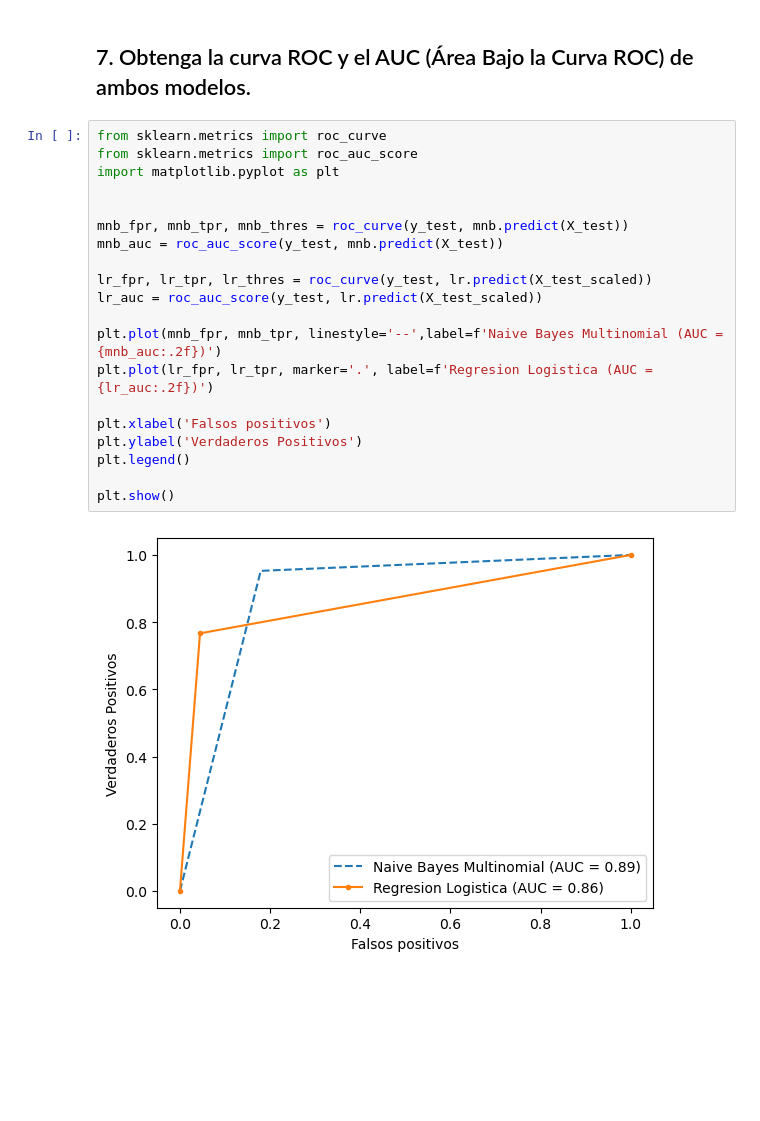
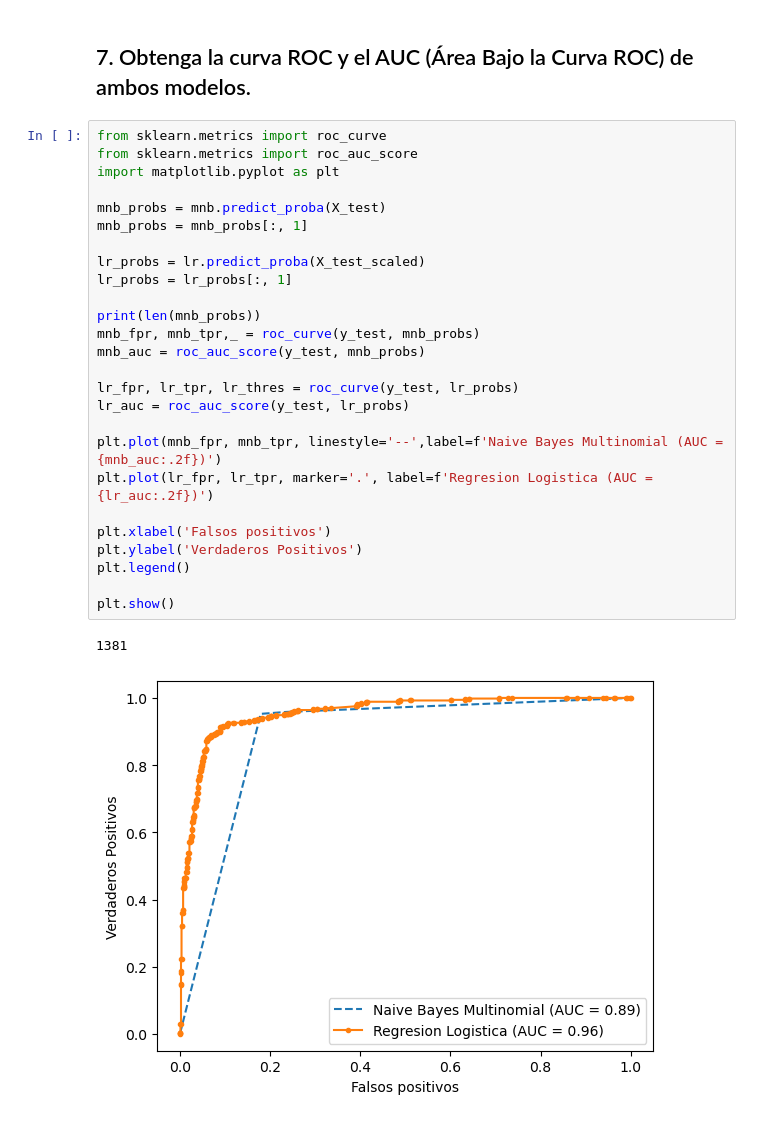
Before and after one commit to gx-ceia-tps/TP3_IIA, a Jupyter notebook: tp3-iia-project/tp3-resolucion.ipynb, the cells around one changed output. Cells and saved outputs as stored; diff of their text form; blank space fills up the shorter version.

```diff
--- a/tp3-iia-project/tp3-resolucion.ipynb
+++ b/tp3-iia-project/tp3-resolucion.ipynb
@@ -240,22 +240,29 @@ Esto no dice que
 # %%
 from sklearn.metrics import roc_curve
 from sklearn.metrics import roc_auc_score
 import matplotlib.pyplot as plt
 
+mnb_probs = mnb.predict_proba(X_test)
+mnb_probs = mnb_probs[:, 1]
 
-mnb_fpr, mnb_tpr, mnb_thres = roc_curve(y_test, mnb.predict(X_test))
-mnb_auc = roc_auc_score(y_test, mnb.predict(X_test))
+lr_probs = lr.predict_proba(X_test_scaled)
+lr_probs = lr_probs[:, 1]
 
-lr_fpr, lr_tpr, lr_thres = roc_curve(y_test, lr.predict(X_test_scaled))
-lr_auc = roc_auc_score(y_test, lr.predict(X_test_scaled))
+print(len(mnb_probs))
+mnb_fpr, mnb_tpr,_ = roc_curve(y_test, mnb_probs)
+mnb_auc = roc_auc_score(y_test, mnb_probs)
+
+lr_fpr, lr_tpr, lr_thres = roc_curve(y_test, lr_probs)
+lr_auc = roc_auc_score(y_test, lr_probs)
 
 plt.plot(mnb_fpr, mnb_tpr, linestyle='--',label=f'Naive Bayes Multinomial (AUC = {mnb_auc:.2f})')
 plt.plot(lr_fpr, lr_tpr, marker='.', label=f'Regresion Logistica (AUC = {lr_auc:.2f})')
 
 plt.xlabel('Falsos positivos')
 plt.ylabel('Verdaderos Positivos')
 plt.legend()
 
 plt.show()
 # %% [output]
+1381
-[figure, old version]
+[figure, new version]
```
